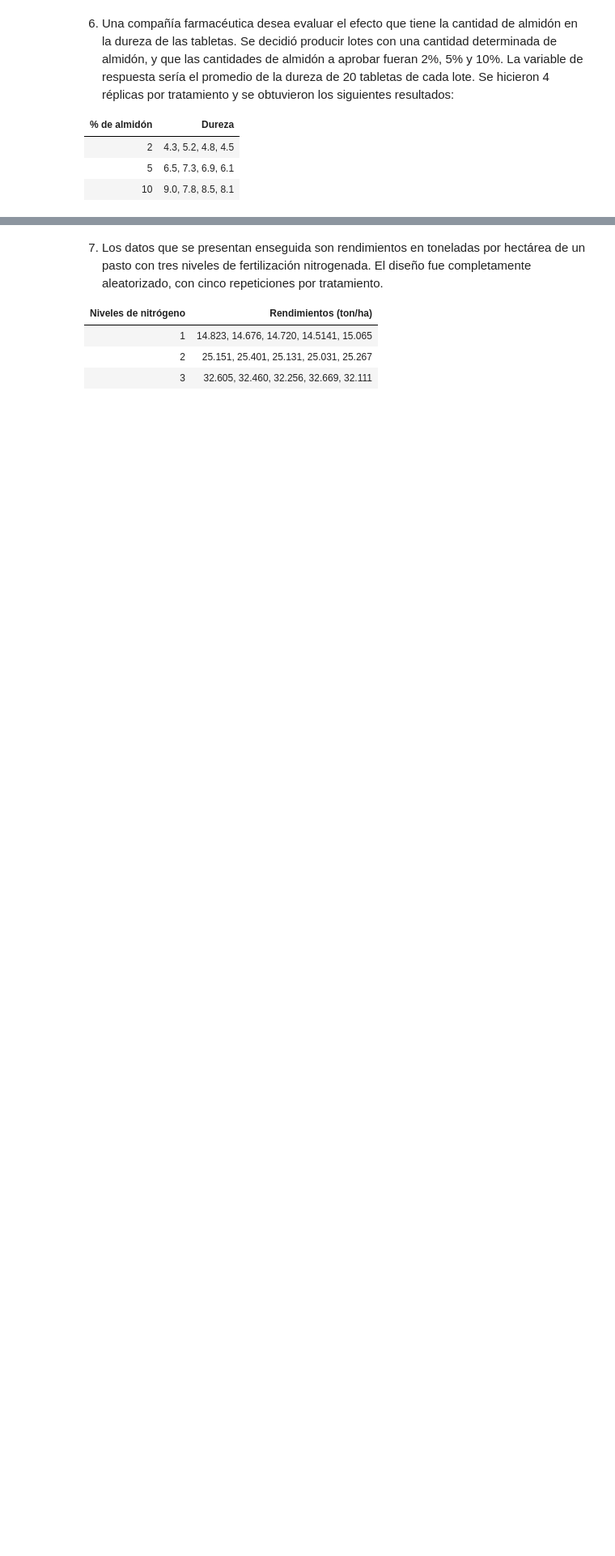
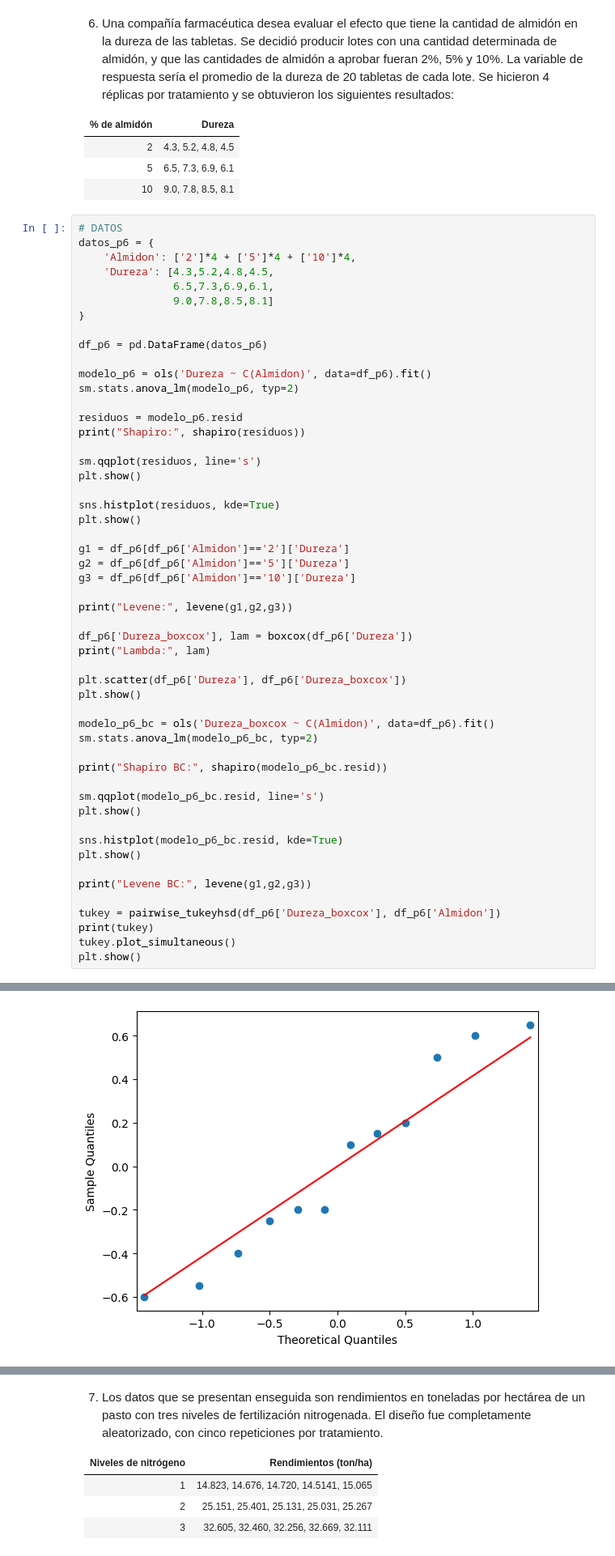
Before and after one commit to kenyarodriguezmor/Estadistica2025B, a Jupyter notebook: Copia_de_Problemas_Un_Factor.ipynb, the cells around one changed output, grey strips where cells are left out. Shown at 81% size. Drawn from its saved outputs; the diff is of its cells as text; blank space fills up the shorter version.

```diff
--- a/Copia_de_Problemas_Un_Factor.ipynb
+++ b/Copia_de_Problemas_Un_Factor.ipynb
@@ -585,3 +779,56 @@ Text(0.5, 1.0, 'Múltiples comparaciones entre todos los pares (Tukey)')
 | 2            | 4.3, 5.2, 4.8, 4.5  |
 | 5            | 6.5, 7.3, 6.9, 6.1  |
 | 10           | 9.0, 7.8, 8.5, 8.1  |
+# %%
+# DATOS
+datos_p6 = {
+    'Almidon': ['2']*4 + ['5']*4 + ['10']*4,
+    'Dureza': [4.3,5.2,4.8,4.5,
+               6.5,7.3,6.9,6.1,
+               9.0,7.8,8.5,8.1]
+}
+
+df_p6 = pd.DataFrame(datos_p6)
+
+modelo_p6 = ols('Dureza ~ C(Almidon)', data=df_p6).fit()
+sm.stats.anova_lm(modelo_p6, typ=2)
+
+residuos = modelo_p6.resid
+print("Shapiro:", shapiro(residuos))
+
+sm.qqplot(residuos, line='s')
+plt.show()
+
+sns.histplot(residuos, kde=True)
+plt.show()
+
+g1 = df_p6[df_p6['Almidon']=='2']['Dureza']
+g2 = df_p6[df_p6['Almidon']=='5']['Dureza']
+g3 = df_p6[df_p6['Almidon']=='10']['Dureza']
+
+print("Levene:", levene(g1,g2,g3))
+
+df_p6['Dureza_boxcox'], lam = boxcox(df_p6['Dureza'])
+print("Lambda:", lam)
+
+plt.scatter(df_p6['Dureza'], df_p6['Dureza_boxcox'])
+plt.show()
+
+modelo_p6_bc = ols('Dureza_boxcox ~ C(Almidon)', data=df_p6).fit()
+sm.stats.anova_lm(modelo_p6_bc, typ=2)
+
+print("Shapiro BC:", shapiro(modelo_p6_bc.resid))
+
+sm.qqplot(modelo_p6_bc.resid, line='s')
+plt.show()
+
+sns.histplot(modelo_p6_bc.resid, kde=True)
+plt.show()
+
+print("Levene BC:", levene(g1,g2,g3))
+
+tukey = pairwise_tukeyhsd(df_p6['Dureza_boxcox'], df_p6['Almidon'])
+print(tukey)
+tukey.plot_simultaneous()
+plt.show()
+# %% [output]
@@ -587,0 +836 @@ Text(0.5, 1.0, 'Múltiples comparaciones entre todos los pares (Tukey)')
+[figure, added]
```
Also changed, not shown: parts of 7 cells of this notebook.
